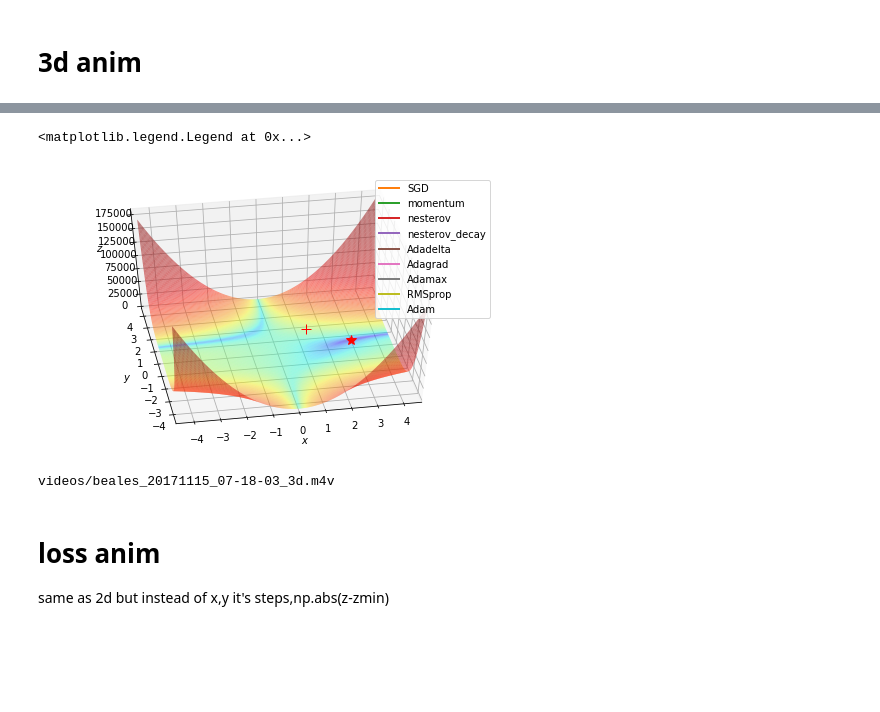
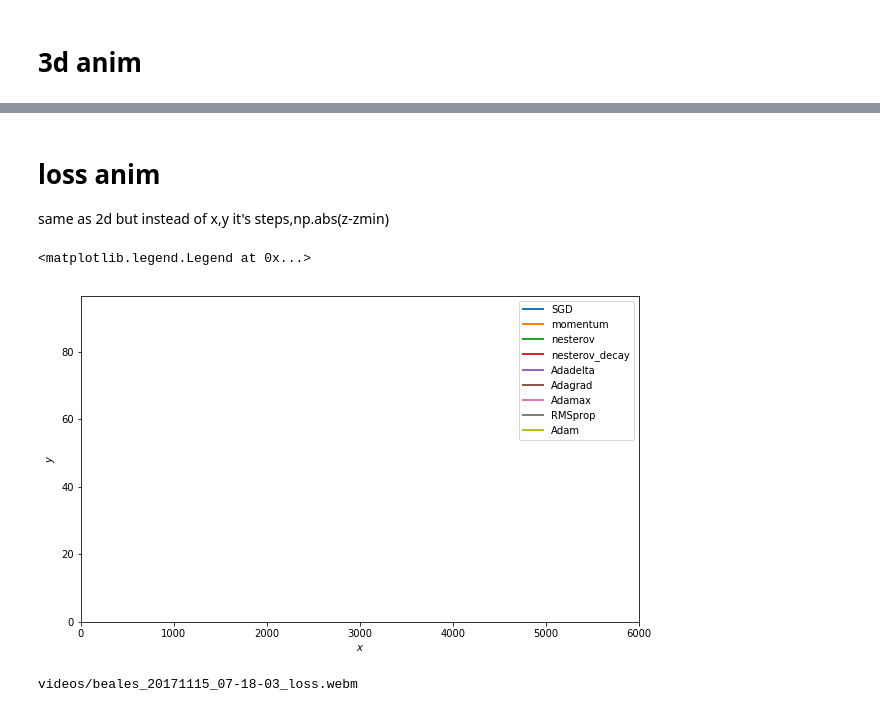
Before and after one commit to wassname/viz_torch_optim, a Jupyter notebook: main.ipynb, the cells around one changed output, grey strips where cells are left out. Saved outputs shown, nothing was run; the diff lists cells and outputs as text; code cells hidden in the pictures; blank space fills up the shorter version.

Commit message:
output as webm or gif, change repo name

```diff
--- a/main.ipynb
+++ b/main.ipynb
@@ -641,6 +638,7 @@ ax.plot_surface(x, y, z, norm=LogNorm(), rstride=1, cstride=1, edgecolor='none',
 ax.plot(*minima_, problem.f(minima_).numpy(), 'r*', markersize=10)
 ax.plot(*_x0, problem.f(_x0).numpy(), 'r+', markersize=10)
 
+ax.set_title('{} (github.com/wassname/viz_torch_optim)'.format(problem.f.__name__))
 ax.set_xlabel('$x$')
 ax.set_ylabel('$y$')
 ax.set_zlabel('$z$')
@@ -651,22 +649,17 @@ ax.set_ylim((ymin, ymax))
 anim = TrajectoryAnimation3D(*paths, zpaths=zpaths[:,:,0], labels=methods, ax=ax)
 
 ax.legend(loc='upper right')
-# %% [output]
-<matplotlib.legend.Legend at 0x...>
-[figure, removed]
 # %%
 # anim.to_html5_video()
-save_file3d = save_file.replace('.m4v', '_3d.m4v')
+save_file3d = save_file.replace('.webm', '_3d.webm')
 print(save_file3d)
+anim.save(save_file3d, fps=1000, bitrate=1000, codec='vp9')
 
-anim.save(save_file3d)
 
 # display
 html="""<video {options}>
-  <source type="video/mp4" src="{video}">
+  <source type="video/webm" src="{video}">
   Your browser does not support the video tag.
 </video>""".format(options=' '.join(['controls', 'autoplay']), video=save_file3d)
 print(html)
 HTML(html)
-# %% [output]
-videos/beales_20171115_07-18-03_3d.m4v
@@ -681,26 +678,34 @@ loss_paths = np.concatenate([index, zpaths[:,None,:,0]], 1)
 loss_paths.shape
 # %%
 fig, ax = plt.subplots(figsize=(10, 6))
-
-ax.set_xlabel('$x$')
-ax.set_ylabel('$y$')
+ax.set_xlabel('$step$')
+ax.set_ylabel('$loss$')
+ax.set_title('{} (github.com/wassname/viz_torch_optim)'.format(problem.f.__name__))
 
 ax.set_xlim((0, loss_paths[:,0,:].max()))
 ax.set_ylim((0, loss_paths[:,1,:].max()))
 
 anim = TrajectoryAnimation(*loss_paths, labels=methods, ax=ax)
 
 ax.legend(loc='upper right')
+# %% [output]
+<matplotlib.legend.Legend at 0x...>
+[figure, added]
 # %%
 # anim.to_html5_video()
-save_file_loss = save_file.replace('.m4v', '_loss.m4v')
+save_file_loss = save_file.replace('.webm', '_loss.webm')
 print(save_file_loss)
-anim.save(save_file_loss)
+anim.save(save_file_loss, fps=1000, bitrate=1000, codec='vp9')
+
+# save_file_loss = save_file.replace('.webm', '_loss.gif')
+# anim.save(save_file_loss, fps=1000, bitrate=1000, codec='gif')
 
 # display
 html="""<video {options}>
-  <source type="video/mp4" src="{video}">
+  <source type="video/webm" src="{video}">
   Your browser does not support the video tag.
 </video>""".format(options=' '.join(['controls', 'autoplay']), video=save_file_loss)
 print(html)
 HTML(html)
+# %% [output]
+videos/beales_20171115_07-18-03_loss.webm
```
Also changed, not shown: parts of 6 cells of this notebook, 1 other file.
